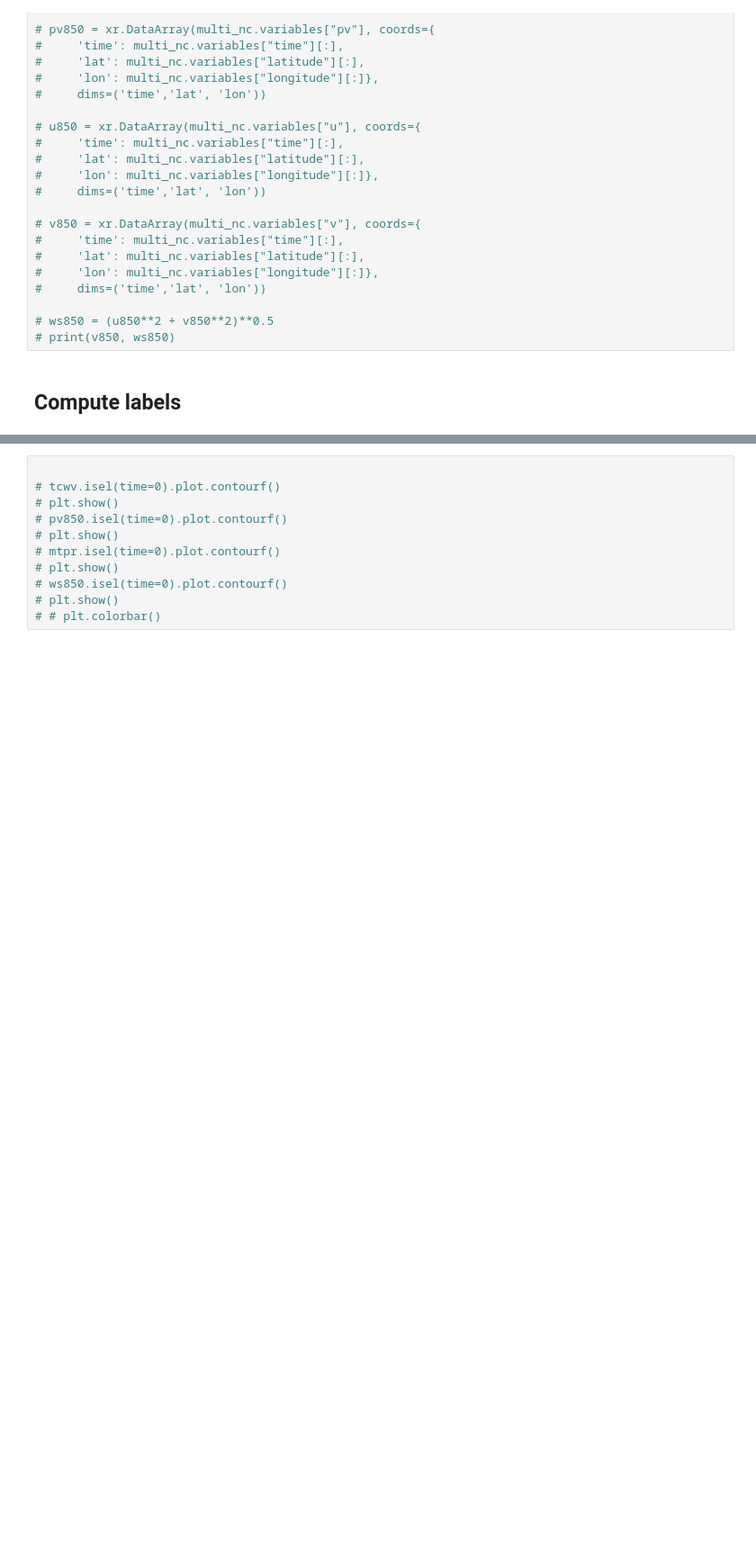
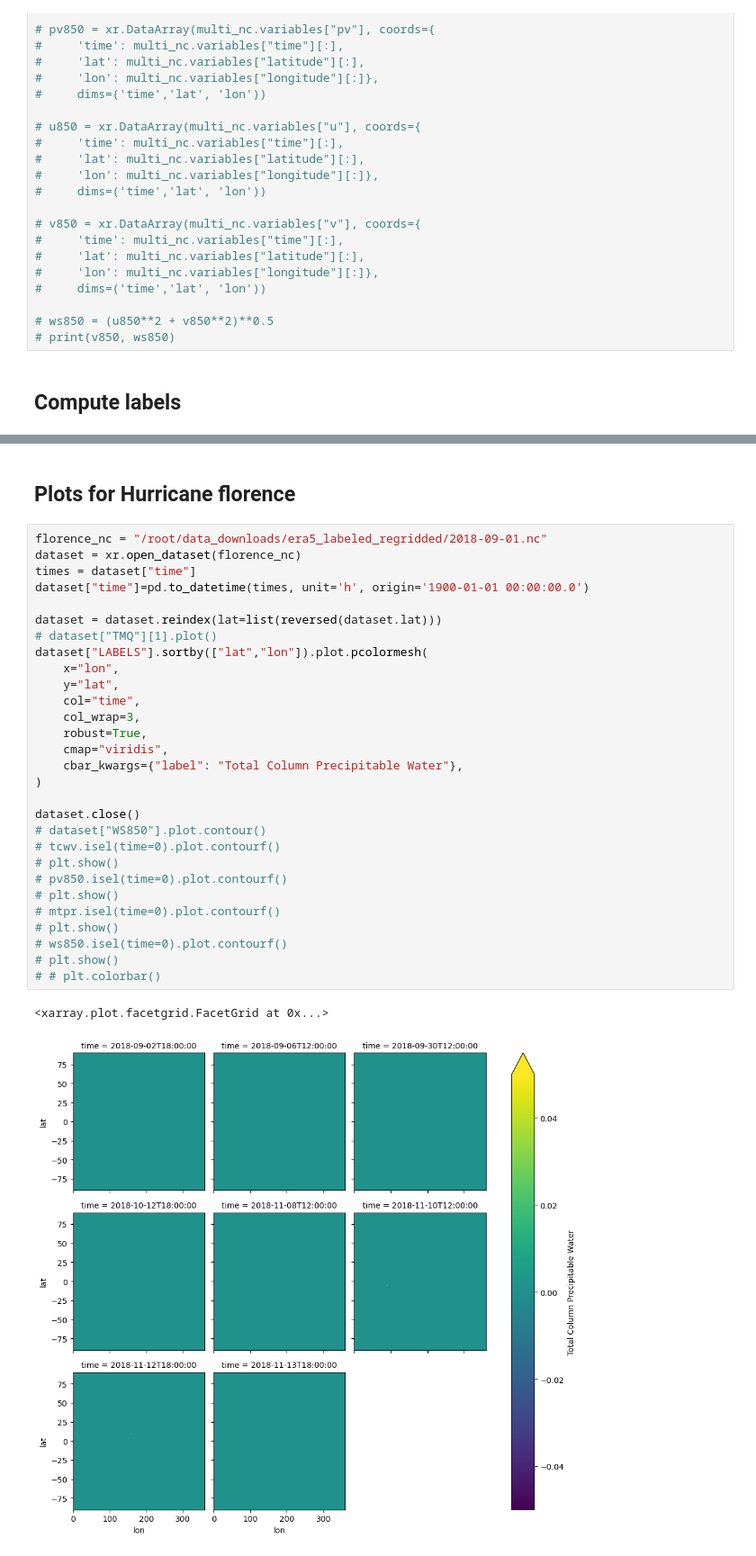
Before and after one commit to lhendre/ClimateNet, a Jupyter notebook: data/era5_processing.ipynb, the cells around one changed output, grey strips where cells are left out. Shown at 90% size. Drawn from its saved outputs; the diff is of its cells as text; blank space fills up the shorter version.

```diff
--- a/data/era5_processing.ipynb
+++ b/data/era5_processing.ipynb
@@ -406,13 +419,36 @@ unwritten_timestamps           int               1
 xr                             module            <module 'xarray' from '/o<...>ages/xarray/__init__.py'>
 year                           int               2018
+# %% [markdown]
+## Plots for Hurricane florence
 # %%
+florence_nc = "/root/data_downloads/era5_labeled_regridded/2018-09-01.nc"
+dataset = xr.open_dataset(florence_nc)
+times = dataset["time"]
+dataset["time"]=pd.to_datetime(times, unit='h', origin='1900-01-01 00:00:00.0')
 
+dataset = dataset.reindex(lat=list(reversed(dataset.lat)))
+# dataset["TMQ"][1].plot()
+dataset["LABELS"].sortby(["lat","lon"]).plot.pcolormesh(
+    x="lon",
+    y="lat",
+    col="time",
+    col_wrap=3,
+    robust=True,
+    cmap="viridis",
+    cbar_kwargs={"label": "Total Column Precipitable Water"},
+)
+
+dataset.close()
+# dataset["WS850"].plot.contour()
 # tcwv.isel(time=0).plot.contourf()
 # plt.show()
 # pv850.isel(time=0).plot.contourf()
 # plt.show()
 # mtpr.isel(time=0).plot.contourf()
 # plt.show()
 # ws850.isel(time=0).plot.contourf()
 # plt.show()
 # # plt.colorbar()
+# %% [output]
+<xarray.plot.facetgrid.FacetGrid at 0x...>
+[figure, added]
```
Also changed, not shown: parts of 2 cells of this notebook.
